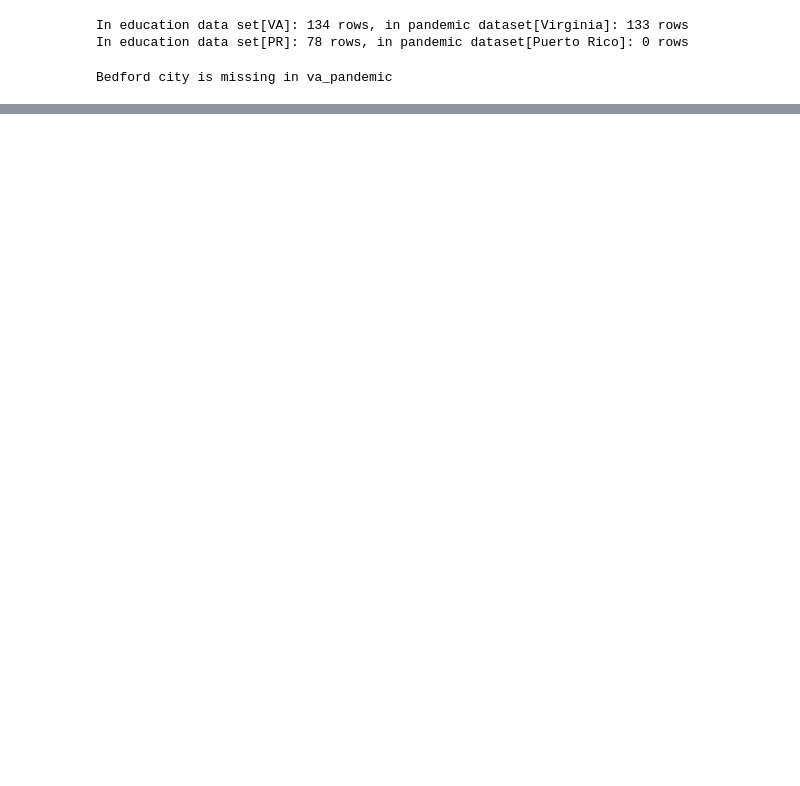
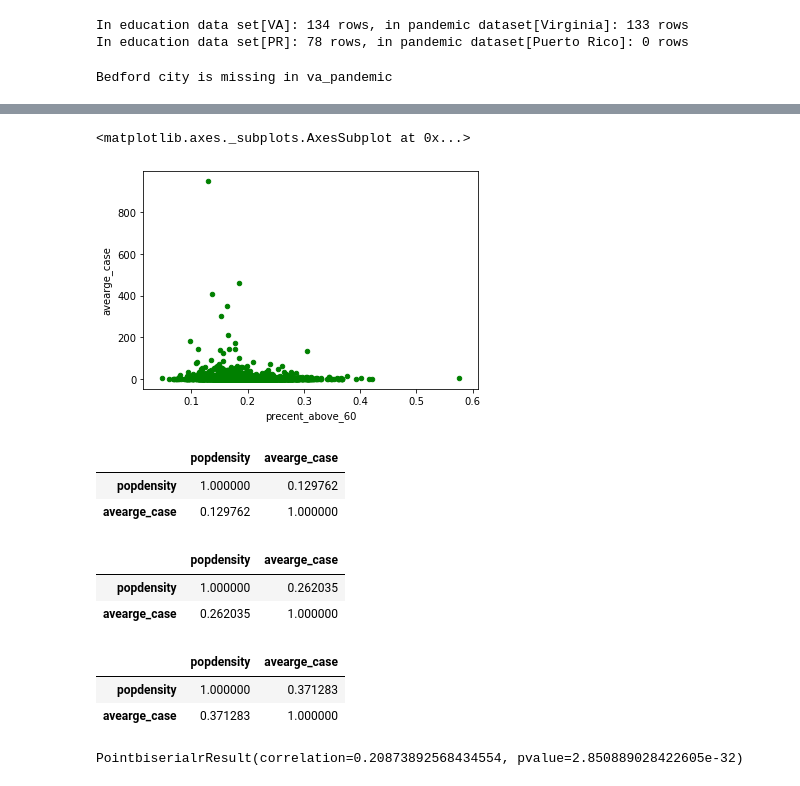
Before and after one commit to billyean/Machine_learning, a Jupyter notebook: mlsci/ist340/clean_training_data.ipynb, the cells around one changed output, grey strips where cells are left out. Cells and saved outputs as stored; diff of their text form; code cells hidden in the pictures; blank space fills up the shorter version.

Commit message:
add some correlation analysis

```diff
--- a/mlsci/ist340/clean_training_data.ipynb
+++ b/mlsci/ist340/clean_training_data.ipynb
@@ -240 +247,25 @@ result.to_csv('final/model.csv')
+# %%
+result.plot(kind='scatter', x='precent_above_60', y='avearge_case', color='green')
+# %% [output]
+<matplotlib.axes._subplots.AxesSubplot at 0x...>
+[figure, added]
+# %%
+popdensity_and_cases = result[['popdensity', 'avearge_case']]
+popdensity_and_cases.corr(method='pearson')
+# %% [output]
+|  | popdensity | avearge_case |
+| popdensity | 1.000000 | 0.129762 |
+| avearge_case | 0.129762 | 1.000000 |
+# %%
+popdensity_and_cases.corr(method='kendall')
+# %% [output]
+|  | popdensity | avearge_case |
+| popdensity | 1.000000 | 0.262035 |
+| avearge_case | 0.262035 | 1.000000 |
+# %%
+popdensity_and_cases.corr(method='spearman')
+# %% [output]
+|  | popdensity | avearge_case |
+| popdensity | 1.000000 | 0.371283 |
+| avearge_case | 0.371283 | 1.000000 |
 # %%
@@ -242,3 +273,9 @@ y = result['avearge_case']
+# %%
+btr = result['binary_target_rank'].apply(lambda x: 0 if x == 'Low' else 1)
+from scipy import stats
+stats.pointbiserialr(btr, result['avearge_case'])
+# %% [output]
+PointbiserialrResult(correlation=0.20873892568434554, pvalue=2.850889028422605e-32)
 # %%
 from sklearn.feature_selection import mutual_info_classif
 from sklearn.preprocessing import LabelEncoder
```
Also changed, not shown: parts of 12 cells of this notebook, 1 other file.
